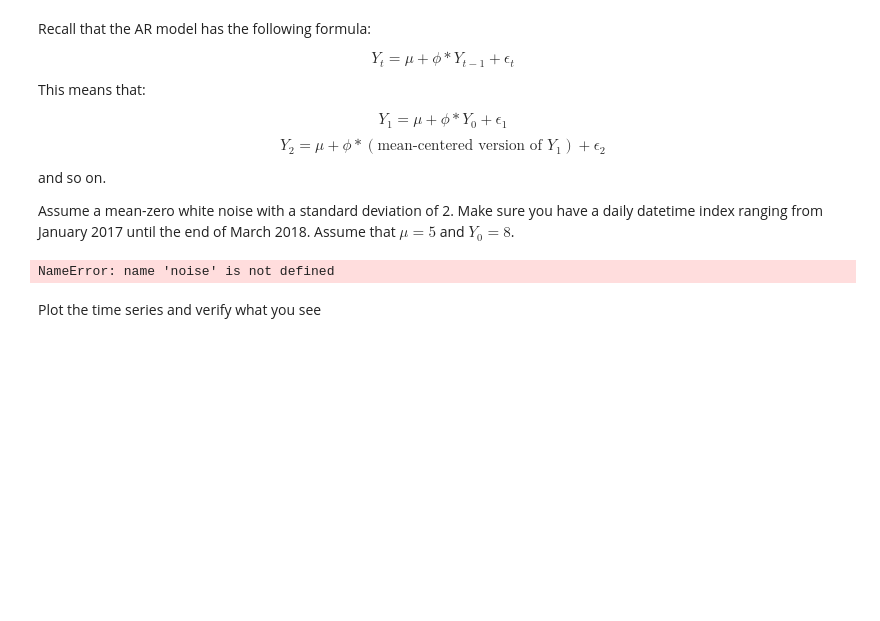
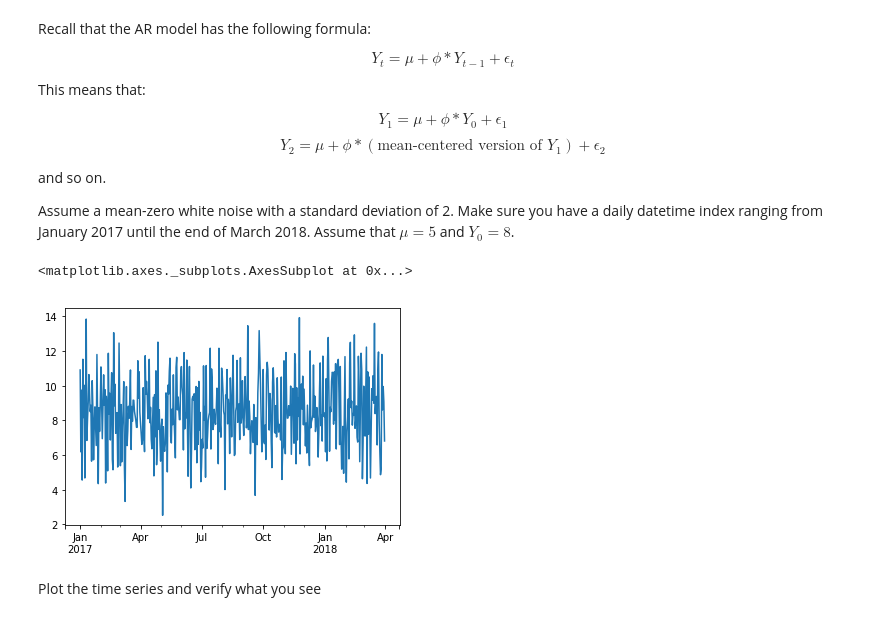
Before and after one commit to npschafer/dsc-arma-models-lab-houston-ds-042219, a Jupyter notebook: index.ipynb, the cells around one changed output. Cells and saved outputs as stored; diff of their text form; code cells hidden in the pictures; blank space fills up the shorter version.

```diff
--- a/index.ipynb
+++ b/index.ipynb
@@ -47,9 +47,12 @@ noises = np.random.normal(0, 2, len(dates))
 # %%
 # generate the time series according to the formula
 ts = np.ones(len(dates), dtype=float)*5
-ts = pd.Series([5+phi*ts[t-1]+noise[t] for t in range(len(dates))], index=dates)
+ts = pd.Series([5+phi*ts[t-1]+noises[t] for t in range(len(dates))], index=dates)
-# %% [output]
-NameError: name 'noise' is not defined
+# %%
+ts.plot()
+# %% [output]
+<matplotlib.axes._subplots.AxesSubplot at 0x...>
+[figure, added]
 # %% [markdown]
 Plot the time series and verify what you see
 # %%
```
